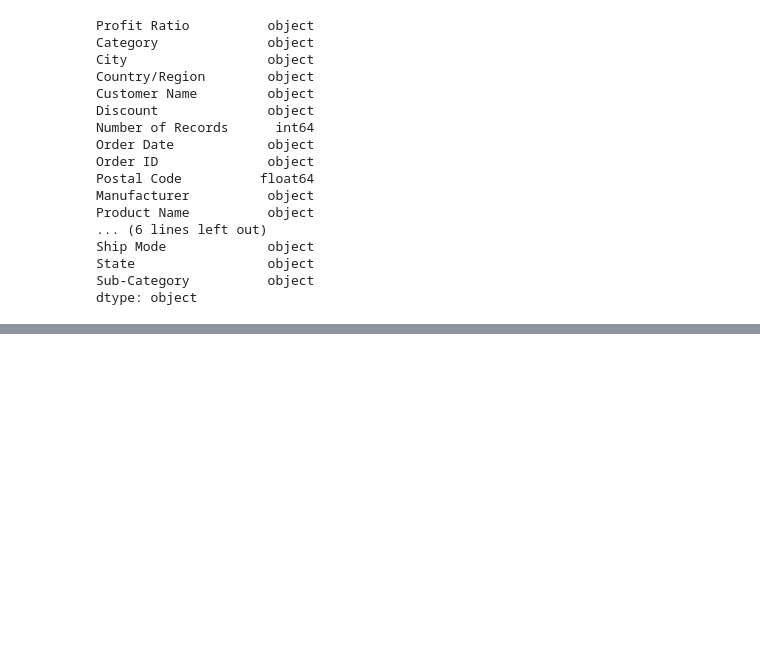
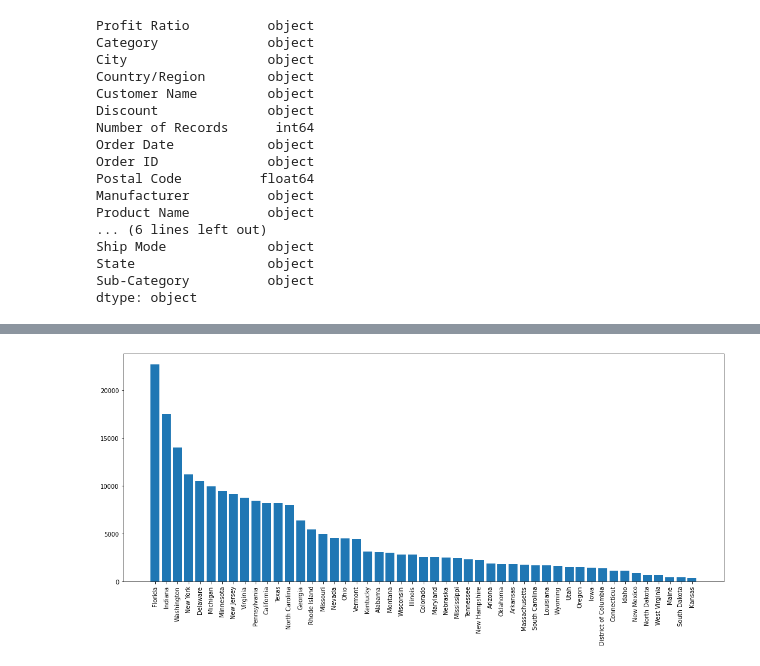
Before and after one commit to Bickmore664/newGITTest, a Jupyter notebook: Superstore.ipynb, the cells around one changed output, grey strips where cells are left out. Drawn from its saved outputs; the diff is of its cells as text; code cells hidden in the pictures; blank space fills up the shorter version.

```diff
--- a/Superstore.ipynb
+++ b/Superstore.ipynb
@@ -131,0 +191,12 @@ plt.show();
+# %%
+import matplotlib.pyplot as plt
+
+df_plot = df_pivot.reset_index()
+df_plot = df.sort_values('sales', ascending=False)
+plt.figure(figsize=(18,7))
+plt.ticklabel_format()
+plt.bar(df_plot['state'], df_plot['sales'])
+plt.xticks(rotation = 90)
+plt.show();
+# %% [output]
+[figure, added]
```
Also changed, not shown: parts of 29 cells of this notebook.
